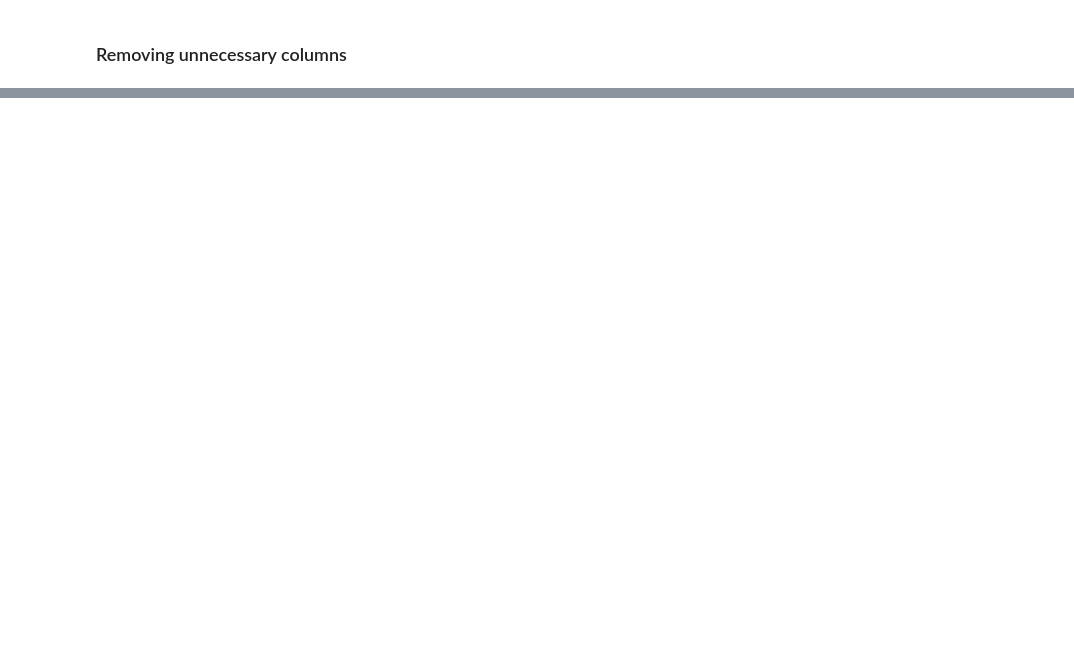
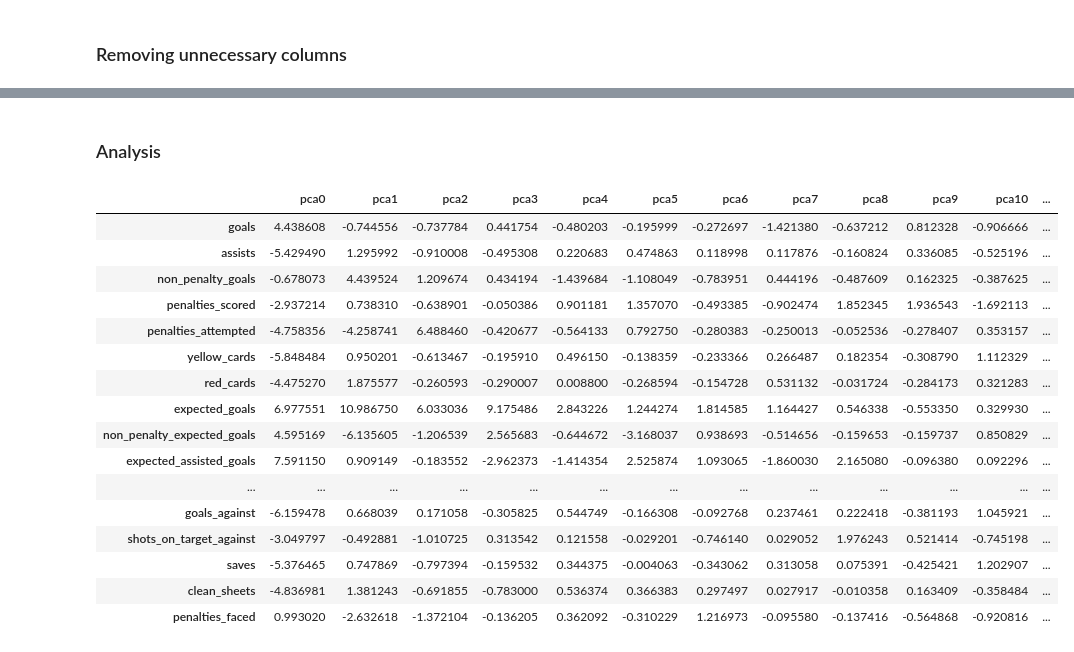
Before and after one commit to DomLaw82/pl_bets, a Jupyter notebook: app/backend/ingestion/data/investigations/grouping_players.ipynb, the cells around one changed output, grey strips where cells are left out. Drawn from its saved outputs; the diff is of its cells as text; code cells hidden in the pictures; blank space fills up the shorter version.

```diff
--- a/app/backend/ingestion/data/investigations/grouping_players.ipynb
+++ b/app/backend/ingestion/data/investigations/grouping_players.ipynb
@@ -260,0 +366,4 @@ For the objective of this notebook, which to help to identify key cluster of pla
+# %%
+scaler = StandardScaler(copy=True)
+
+complete_standardized = scaler.fit_transform(clean_complete)
@@ -260,0 +387,2 @@ For the objective of this notebook, which to help to identify key cluster of pla
+# %% [markdown]
+### Analysis
@@ -260,0 +403,22 @@ For the objective of this notebook, which to help to identify key cluster of pla
+# %%
+all_pcs = principal_components_tables[f"{len(clean_complete.columns)}-components"][principal_components_tables[f"{len(clean_complete.columns)}-components"].index < len(clean_complete.columns)]
+all_pcs.index = clean_complete.columns
+all_pcs
+# %% [output]
+|  | pca0 | pca1 | pca2 | pca3 | pca4 | pca5 | pca6 | pca7 | pca8 | pca9 | pca10 | ... |
+| goals | 4.438608 | -0.744556 | -0.737784 | 0.441754 | -0.480203 | -0.195999 | -0.272697 | -1.421380 | -0.637212 | 0.812328 | -0.906666 | ... |
+| assists | -5.429490 | 1.295992 | -0.910008 | -0.495308 | 0.220683 | 0.474863 | 0.118998 | 0.117876 | -0.160824 | 0.336085 | -0.525196 | ... |
+| non_penalty_goals | -0.678073 | 4.439524 | 1.209674 | 0.434194 | -1.439684 | -1.108049 | -0.783951 | 0.444196 | -0.487609 | 0.162325 | -0.387625 | ... |
+| penalties_scored | -2.937214 | 0.738310 | -0.638901 | -0.050386 | 0.901181 | 1.357070 | -0.493385 | -0.902474 | 1.852345 | 1.936543 | -1.692113 | ... |
+| penalties_attempted | -4.758356 | -4.258741 | 6.488460 | -0.420677 | -0.564133 | 0.792750 | -0.280383 | -0.250013 | -0.052536 | -0.278407 | 0.353157 | ... |
+| yellow_cards | -5.848484 | 0.950201 | -0.613467 | -0.195910 | 0.496150 | -0.138359 | -0.233366 | 0.266487 | 0.182354 | -0.308790 | 1.112329 | ... |
+| red_cards | -4.475270 | 1.875577 | -0.260593 | -0.290007 | 0.008800 | -0.268594 | -0.154728 | 0.531132 | -0.031724 | -0.284173 | 0.321283 | ... |
+| expected_goals | 6.977551 | 10.986750 | 6.033036 | 9.175486 | 2.843226 | 1.244274 | 1.814585 | 1.164427 | 0.546338 | -0.553350 | 0.329930 | ... |
+| non_penalty_expected_goals | 4.595169 | -6.135605 | -1.206539 | 2.565683 | -0.644672 | -3.168037 | 0.938693 | -0.514656 | -0.159653 | -0.159737 | 0.850829 | ... |
+| expected_assisted_goals | 7.591150 | 0.909149 | -0.183552 | -2.962373 | -1.414354 | 2.525874 | 1.093065 | -1.860030 | 2.165080 | -0.096380 | 0.092296 | ... |
+| ... | ... | ... | ... | ... | ... | ... | ... | ... | ... | ... | ... | ... |
+| goals_against | -6.159478 | 0.668039 | 0.171058 | -0.305825 | 0.544749 | -0.166308 | -0.092768 | 0.237461 | 0.222418 | -0.381193 | 1.045921 | ... |
+| shots_on_target_against | -3.049797 | -0.492881 | -1.010725 | 0.313542 | 0.121558 | -0.029201 | -0.746140 | 0.029052 | 1.976243 | 0.521414 | -0.745198 | ... |
+| saves | -5.376465 | 0.747869 | -0.797394 | -0.159532 | 0.344375 | -0.004063 | -0.343062 | 0.313058 | 0.075391 | -0.425421 | 1.202907 | ... |
+| clean_sheets | -4.836981 | 1.381243 | -0.691855 | -0.783000 | 0.536374 | 0.366383 | 0.297497 | 0.027917 | -0.010358 | 0.163409 | -0.358484 | ... |
+| penalties_faced | 0.993020 | -2.632618 | -1.372104 | -0.136205 | 0.362092 | -0.310229 | 1.216973 | -0.095580 | -0.137416 | -0.564868 | -0.920816 | ... |
```
Also changed, not shown: parts of 58 cells of this notebook.
